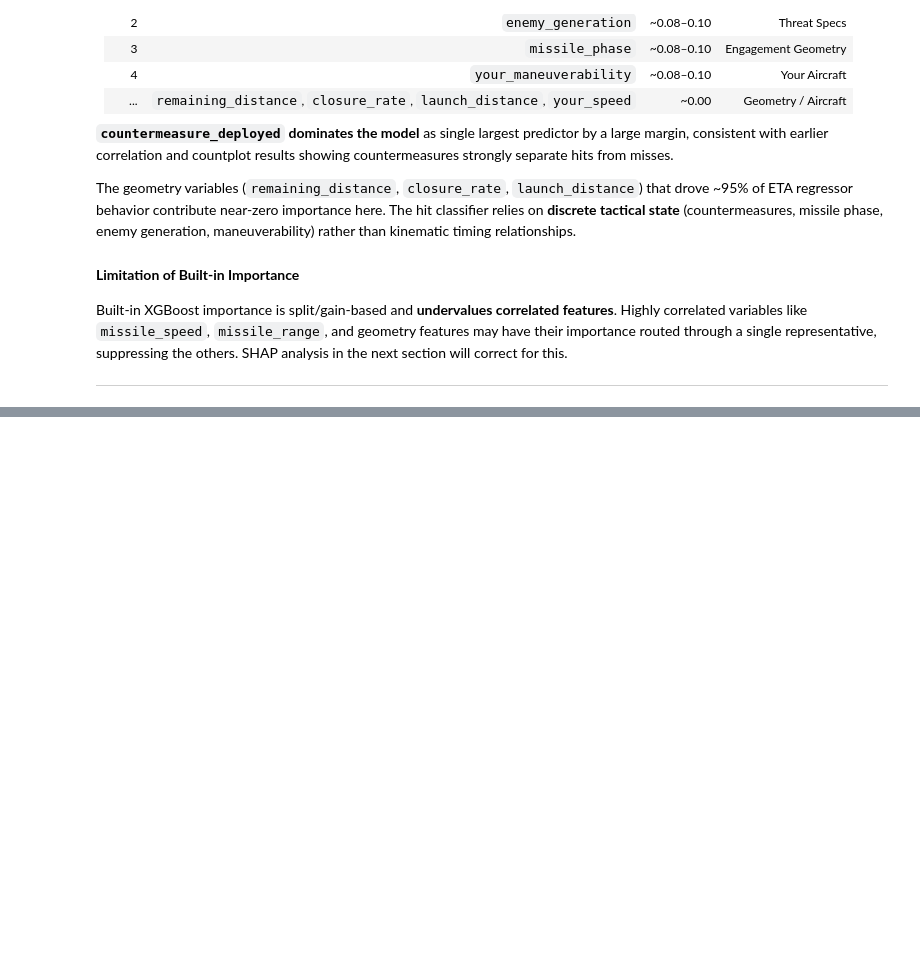
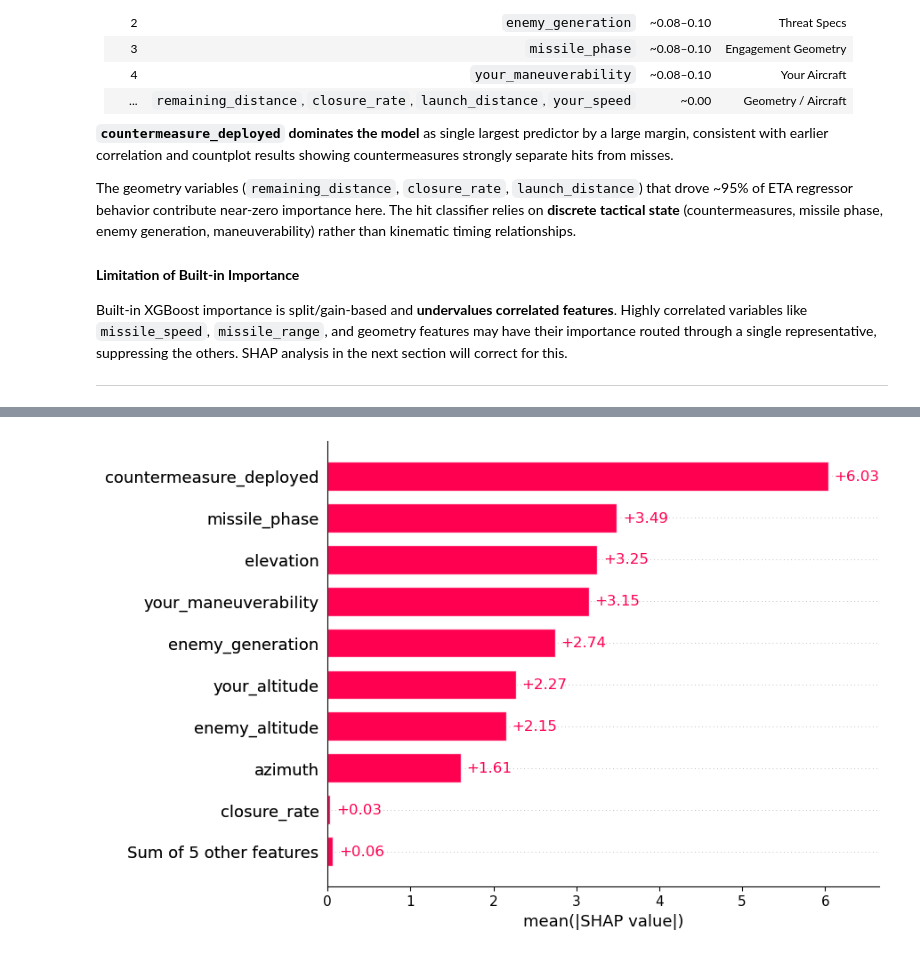
Before and after one commit to Eakempreet/ATAS_Project, a Jupyter notebook: notebooks/03_hit_classifier/03_hit_classifier.ipynb, the cells around one changed output, grey strips where cells are left out. Saved outputs shown, nothing was run; the diff lists cells and outputs as text; code cells hidden in the pictures; blank space fills up the shorter version.

Commit message:
SHAP analysis via bar and beeswarn plots

```diff
--- a/notebooks/03_hit_classifier/03_hit_classifier.ipynb
+++ b/notebooks/03_hit_classifier/03_hit_classifier.ipynb
@@ -1366,0 +1397,7 @@ Built-in XGBoost importance is split/gain-based and **undervalues correlated fea
+# %%
+# Import the SHAP library
+from shap import TreeExplainer
+
+# Create a TreeExplainer for the XGBoost classifier
+# TreeExplainer is optimized specifically for tree-based models and XGBoost is one of them
+explainer = TreeExplainer(model=model)
@@ -1366,0 +1410,4 @@ Built-in XGBoost importance is split/gain-based and **undervalues correlated fea
+# %%
+# Load the SHAP values
+shap_values = np.load(HIT_DATA_ROOT / "shap_values.npy")
+shap_values[0]
@@ -1366,0 +1419,5 @@ Built-in XGBoost importance is split/gain-based and **undervalues correlated fea
+# %%
+# mean of all model predictions across the training data in log-odds units
+# basically it's the base values
+base_value = explainer.expected_value
+base_value
@@ -1366,0 +1442,20 @@ Built-in XGBoost importance is split/gain-based and **undervalues correlated fea
+# %%
+# SHAP Explainations object wraps shap_values, raw feature data and feature names
+import shap
+
+# base_values is the mean prediction - anchor point for the waterfall plot
+# Will be use in plotting graphs
+shap_explanations = shap.Explanation(
+    values=shap_values,                            # SHAP values calculated by TreeExplainer
+    base_values=np.full(len(X_train), base_value), # Mean of all model predictions (base value)
+    data=X_train.values,                           # Raw feature values for each row
+    feature_names=X_train.columns.to_list()        # Column names for plot labels
+)
+# %%
+# SHAP Bar Plot
+# Average SHAP magnitude per feature across all training rows
+# Better version of build-in importance - mathematically fair, no split-frequency bias
+
+shap.plots.bar(shap_explanations)
+# %% [output]
+[figure, added]
```
Also changed, not shown: parts of 11 cells of this notebook.
